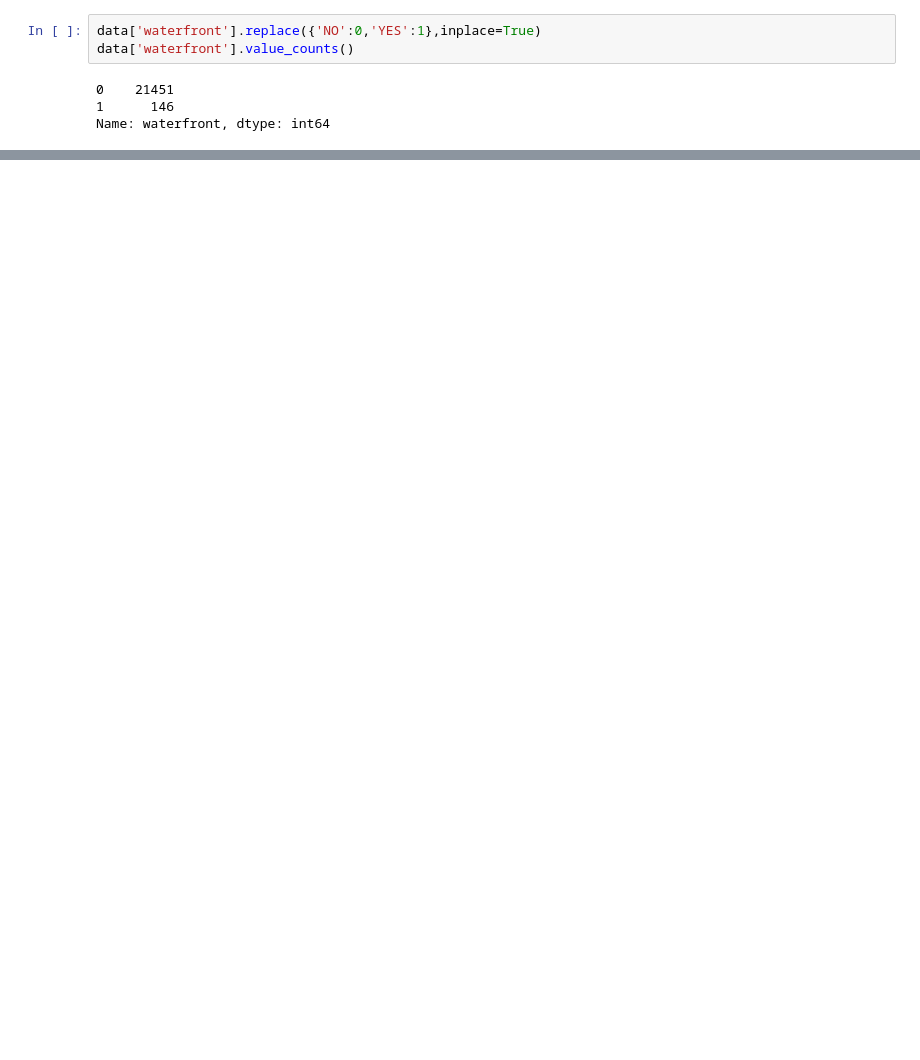
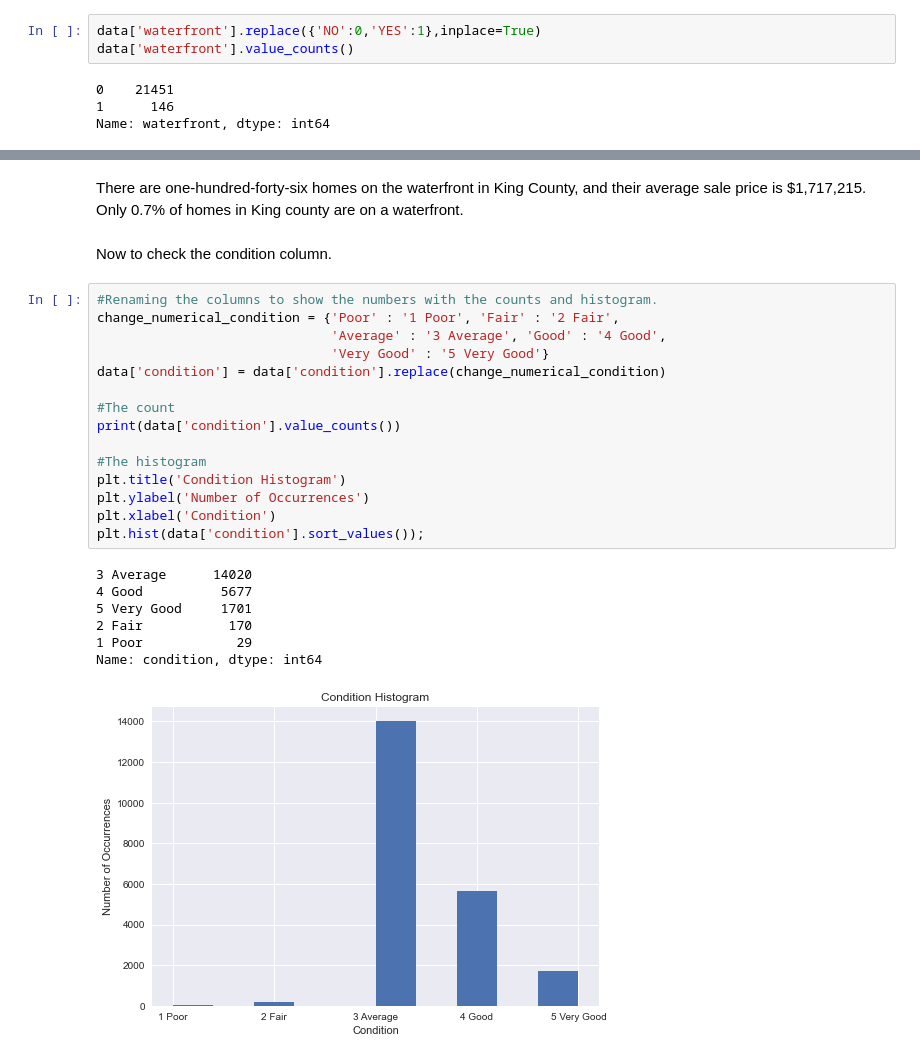
Before and after one commit to FunkyTable/Project-2-Real-Estate-Model, a Jupyter notebook: student.ipynb, the cells around one changed output, grey strips where cells are left out. Drawn from its saved outputs; the diff is of its cells as text; blank space fills up the shorter version.

```diff
--- a/student.ipynb
+++ b/student.ipynb
@@ -271,0 +710,27 @@ Based on the correlation scatter plots, there seems to be a correlation between
+# %% [markdown]
+There are one-hundred-forty-six homes on the waterfront in King County, and their average sale price is \$1,717,215. Only 0.7\% of homes in King county are on a waterfront.
+# %% [markdown]
+Now to check the condition column.
+# %%
+#Renaming the columns to show the numbers with the counts and histogram.
+change_numerical_condition = {'Poor' : '1 Poor', 'Fair' : '2 Fair',
+                              'Average' : '3 Average', 'Good' : '4 Good',
+                              'Very Good' : '5 Very Good'}
+data['condition'] = data['condition'].replace(change_numerical_condition)
+
+#The count
+print(data['condition'].value_counts())
+
+#The histogram
+plt.title('Condition Histogram')
+plt.ylabel('Number of Occurrences')
+plt.xlabel('Condition')
+plt.hist(data['condition'].sort_values());
+# %% [output]
+3 Average      14020
+4 Good          5677
+5 Very Good     1701
+2 Fair           170
+1 Poor            29
+Name: condition, dtype: int64
+[figure, added]
```
Also changed, not shown: parts of 136 cells of this notebook, 1 other file.
